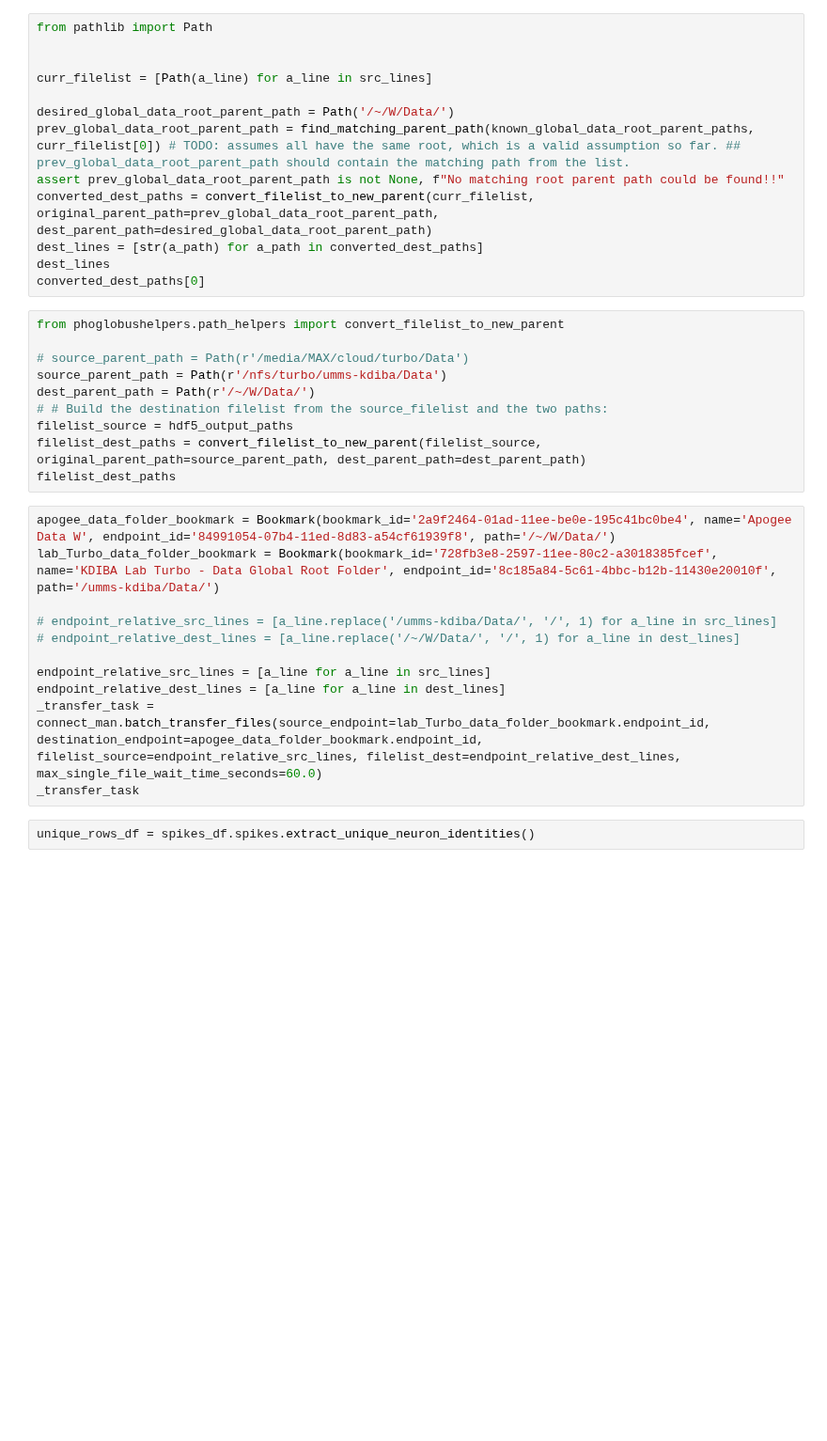
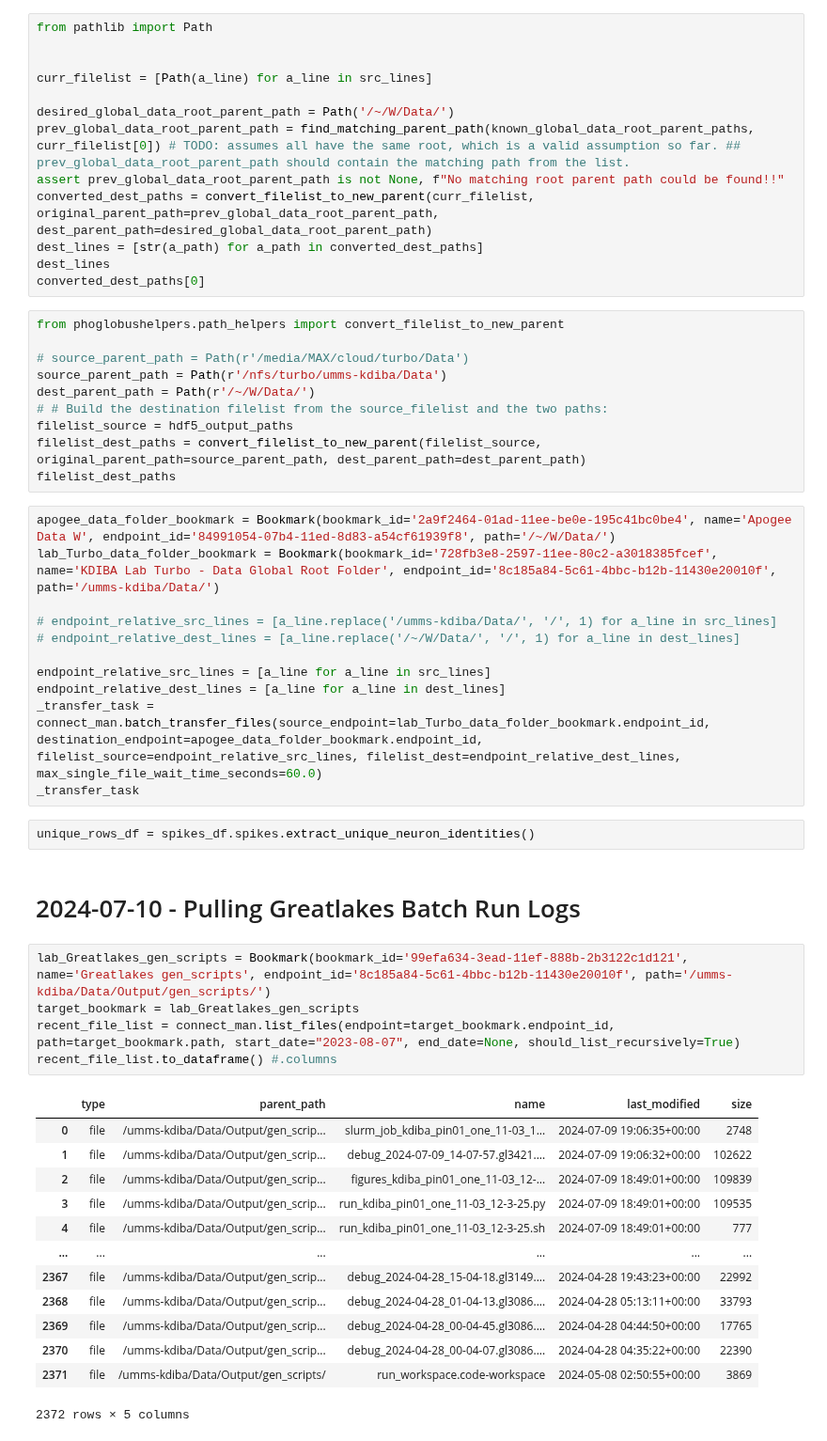
Before and after one commit to CommanderPho/PhoGlobusHelpers, a Jupyter notebook: notebooks/testing_notebook.ipynb, the cells around one changed output. Shown at 94% size. Drawn from its saved outputs; the diff is of its cells as text; blank space fills up the shorter version.

```diff
--- a/notebooks/testing_notebook.ipynb
+++ b/notebooks/testing_notebook.ipynb
@@ -239,3 +250,24 @@ _transfer_task = connect_man.batch_transfer_files(source_endpoint=lab_Turbo_data
 _transfer_task
 # %%
 unique_rows_df = spikes_df.spikes.extract_unique_neuron_identities()
+# %% [markdown]
+# 2024-07-10 - Pulling Greatlakes Batch Run Logs
+# %%
+lab_Greatlakes_gen_scripts = Bookmark(bookmark_id='99efa634-3ead-11ef-888b-2b3122c1d121', name='Greatlakes gen_scripts', endpoint_id='8c185a84-5c61-4bbc-b12b-11430e20010f', path='/umms-kdiba/Data/Output/gen_scripts/')
+target_bookmark = lab_Greatlakes_gen_scripts
+recent_file_list = connect_man.list_files(endpoint=target_bookmark.endpoint_id, path=target_bookmark.path, start_date="2023-08-07", end_date=None, should_list_recursively=True)
+recent_file_list.to_dataframe() #.columns
+# %% [output]
+|  | type | parent_path | name | last_modified | size |
+| 0 | file | /umms-kdiba/Data/Output/gen_scrip... | slurm_job_kdiba_pin01_one_11-03_1... | 2024-07-09 19:06:35+00:00 | 2748 |
+| 1 | file | /umms-kdiba/Data/Output/gen_scrip... | debug_2024-07-09_14-07-57.gl3421.... | 2024-07-09 19:06:32+00:00 | 102622 |
+| 2 | file | /umms-kdiba/Data/Output/gen_scrip... | figures_kdiba_pin01_one_11-03_12-... | 2024-07-09 18:49:01+00:00 | 109839 |
+| 3 | file | /umms-kdiba/Data/Output/gen_scrip... | run_kdiba_pin01_one_11-03_12-3-25.py | 2024-07-09 18:49:01+00:00 | 109535 |
+| 4 | file | /umms-kdiba/Data/Output/gen_scrip... | run_kdiba_pin01_one_11-03_12-3-25.sh | 2024-07-09 18:49:01+00:00 | 777 |
+| ... | ... | ... | ... | ... | ... |
+| 2367 | file | /umms-kdiba/Data/Output/gen_scrip... | debug_2024-04-28_15-04-18.gl3149.... | 2024-04-28 19:43:23+00:00 | 22992 |
+| 2368 | file | /umms-kdiba/Data/Output/gen_scrip... | debug_2024-04-28_01-04-13.gl3086.... | 2024-04-28 05:13:11+00:00 | 33793 |
+| 2369 | file | /umms-kdiba/Data/Output/gen_scrip... | debug_2024-04-28_00-04-45.gl3086.... | 2024-04-28 04:44:50+00:00 | 17765 |
+| 2370 | file | /umms-kdiba/Data/Output/gen_scrip... | debug_2024-04-28_00-04-07.gl3086.... | 2024-04-28 04:35:22+00:00 | 22390 |
+| 2371 | file | /umms-kdiba/Data/Output/gen_scripts/ | run_workspace.code-workspace | 2024-05-08 02:50:55+00:00 | 3869 |
+2372 rows × 5 columns
```
Also changed, not shown: parts of 13 cells of this notebook, 1 other file.
